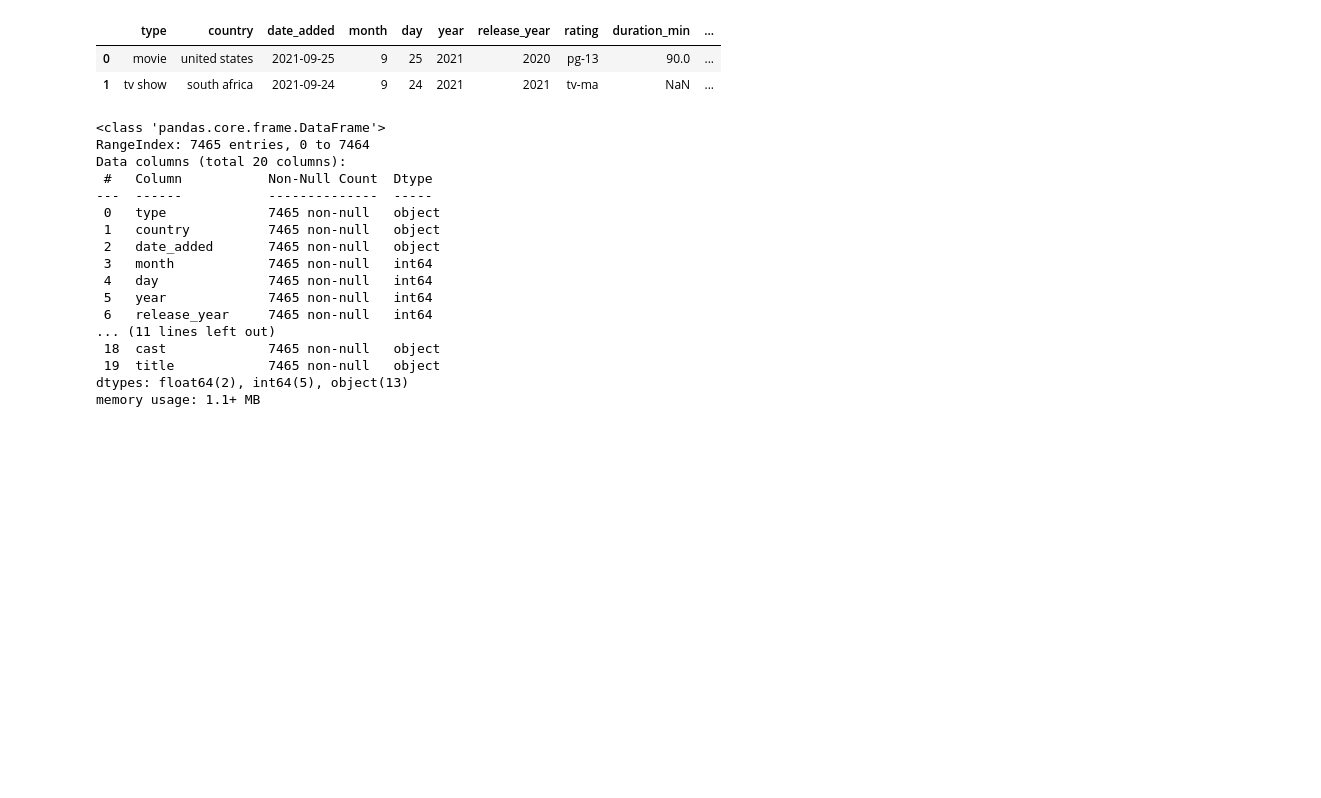
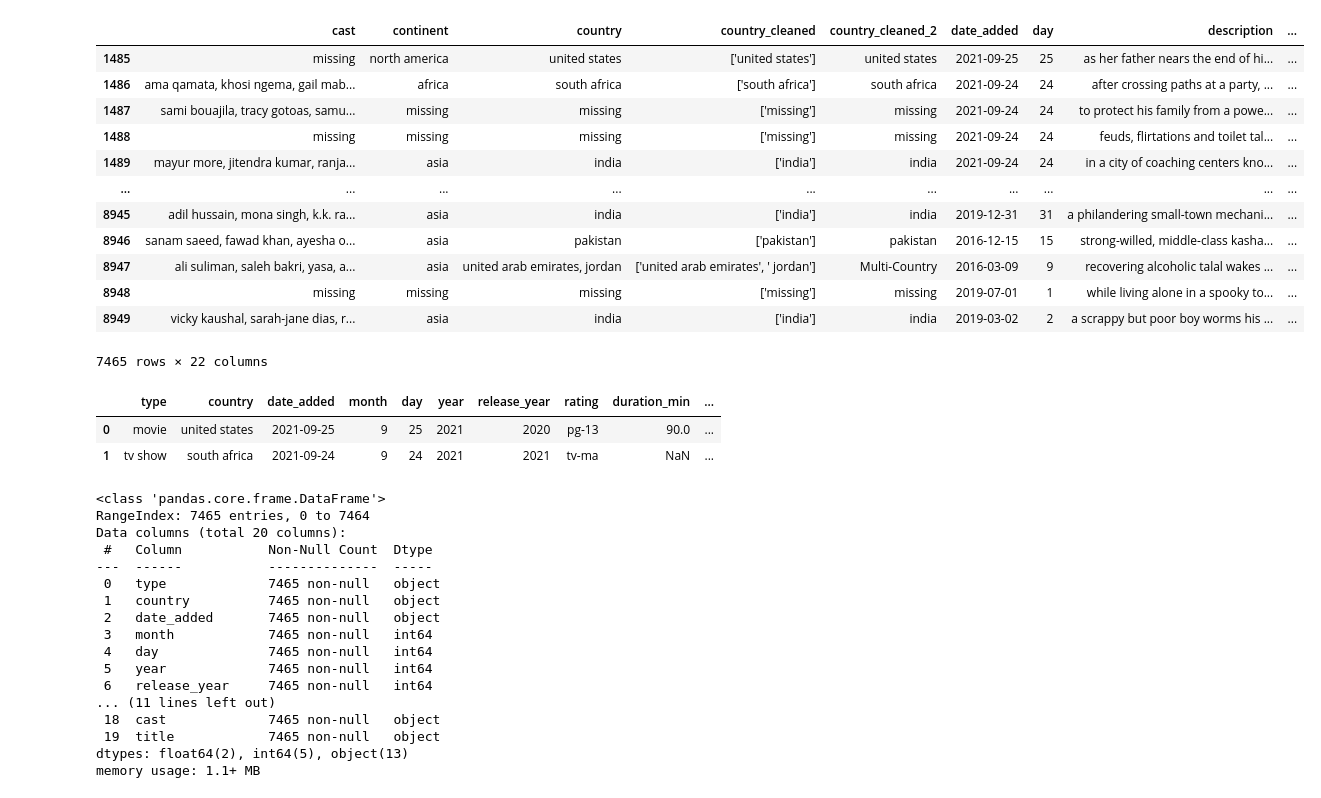
Before and after one commit to RickyMiura/Netflix-Hulu-EDA, a Jupyter notebook: ricky_eda.ipynb, the cells around one changed output. Cells and saved outputs as stored; diff of their text form; code cells hidden in the pictures; blank space fills up the shorter version.

```diff
--- a/ricky_eda.ipynb
+++ b/ricky_eda.ipynb
@@ -11,3 +31,19 @@ df_hulu = pd.read_csv(file_path_2)
+# %%
+df_netflix
+# %% [output]
+|  | cast | continent | country | country_cleaned | country_cleaned_2 | date_added | day | description | ... |
+| 1485 | missing | north america | united states | ['united states'] | united states | 2021-09-25 | 25 | as her father nears the end of hi... | ... |
+| 1486 | ama qamata, khosi ngema, gail mab... | africa | south africa | ['south africa'] | south africa | 2021-09-24 | 24 | after crossing paths at a party, ... | ... |
+| 1487 | sami bouajila, tracy gotoas, samu... | missing | missing | ['missing'] | missing | 2021-09-24 | 24 | to protect his family from a powe... | ... |
+| 1488 | missing | missing | missing | ['missing'] | missing | 2021-09-24 | 24 | feuds, flirtations and toilet tal... | ... |
+| 1489 | mayur more, jitendra kumar, ranja... | asia | india | ['india'] | india | 2021-09-24 | 24 | in a city of coaching centers kno... | ... |
+| ... | ... | ... | ... | ... | ... | ... | ... | ... | ... |
+| 8945 | adil hussain, mona singh, k.k. ra... | asia | india | ['india'] | india | 2019-12-31 | 31 | a philandering small-town mechani... | ... |
+| 8946 | sanam saeed, fawad khan, ayesha o... | asia | pakistan | ['pakistan'] | pakistan | 2016-12-15 | 15 | strong-willed, middle-class kasha... | ... |
+| 8947 | ali suliman, saleh bakri, yasa, a... | asia | united arab emirates, jordan | ['united arab emirates', ' jordan'] | Multi-Country | 2016-03-09 | 9 | recovering alcoholic talal wakes ... | ... |
+| 8948 | missing | missing | missing | ['missing'] | missing | 2019-07-01 | 1 | while living alone in a spooky to... | ... |
+| 8949 | vicky kaushal, sarah-jane dias, r... | asia | india | ['india'] | india | 2019-03-02 | 2 | a scrappy but poor boy worms his ... | ... |
+7465 rows × 22 columns
 # %%
 df_netflix.head(2)
 # %% [output]
```
Also changed, not shown: parts of 5 cells of this notebook.
